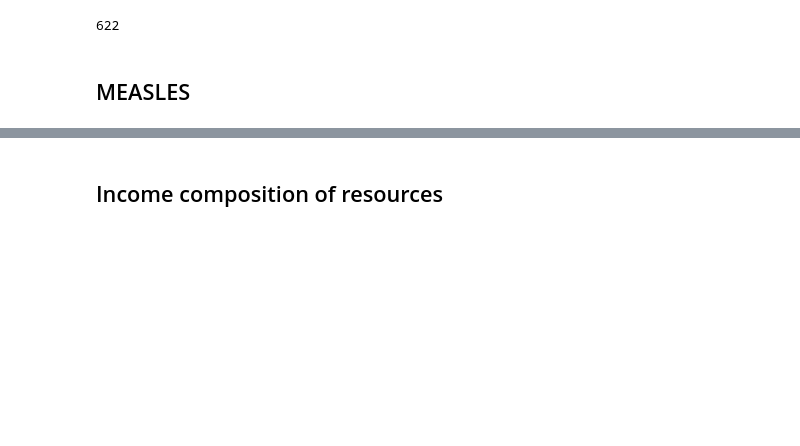
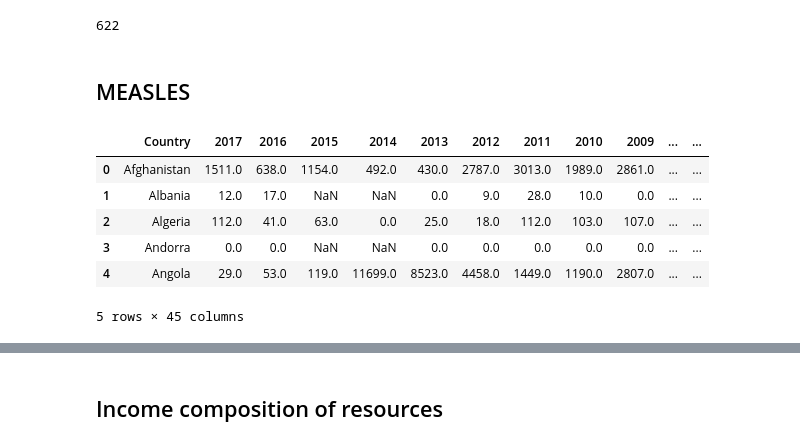
Before and after one commit to PVineeth/lifeexp_ml, a Jupyter notebook: Create_Dataset.ipynb, the cells around one changed output, grey strips where cells are left out. Drawn from its saved outputs; the diff is of its cells as text; code cells hidden in the pictures; blank space fills up the shorter version.

```diff
--- a/Create_Dataset.ipynb
+++ b/Create_Dataset.ipynb
@@ -266,6 +267,15 @@ len(main_data[main_data['Total_Expenditure'].isnull()])
 ## MEASLES
 # %%
 measles = pd.read_csv("Data/New/Measles/Measles_Internet.csv")
+measles.head()
+# %% [output]
+|  | Country | 2017 | 2016 | 2015 | 2014 | 2013 | 2012 | 2011 | 2010 | 2009 | ... | ... |
+| 0 | Afghanistan | 1511.0 | 638.0 | 1154.0 | 492.0 | 430.0 | 2787.0 | 3013.0 | 1989.0 | 2861.0 | ... | ... |
+| 1 | Albania | 12.0 | 17.0 | NaN | NaN | 0.0 | 9.0 | 28.0 | 10.0 | 0.0 | ... | ... |
+| 2 | Algeria | 112.0 | 41.0 | 63.0 | 0.0 | 25.0 | 18.0 | 112.0 | 103.0 | 107.0 | ... | ... |
+| 3 | Andorra | 0.0 | 0.0 | NaN | NaN | 0.0 | 0.0 | 0.0 | 0.0 | 0.0 | ... | ... |
+| 4 | Angola | 29.0 | 53.0 | 119.0 | 11699.0 | 8523.0 | 4458.0 | 1449.0 | 1190.0 | 2807.0 | ... | ... |
+5 rows × 45 columns
 # %%
 count = 0
 measles_data = pd.DataFrame(columns=['Country', 'Year', 'Measles'])
```
Also changed, not shown: parts of 97 cells of this notebook, 30 other files.
